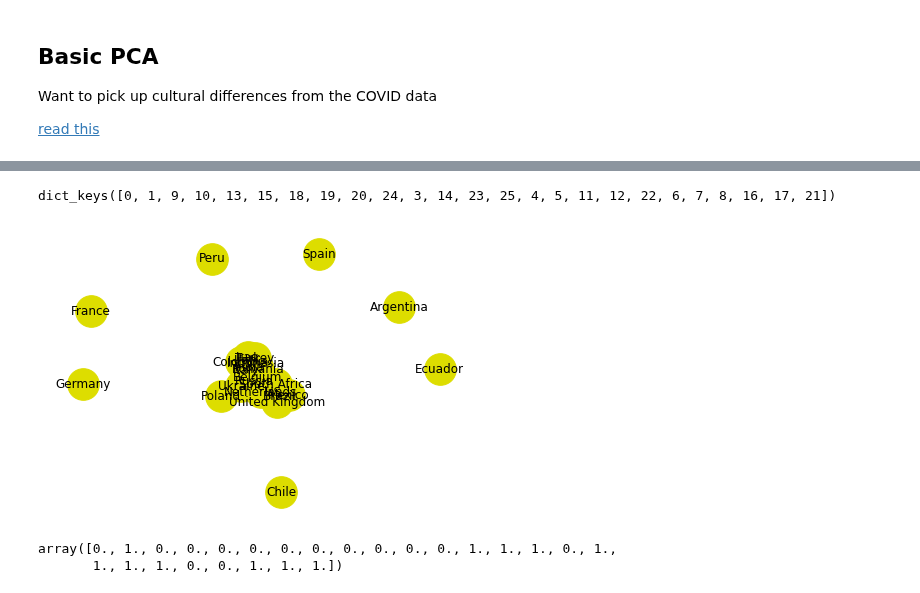
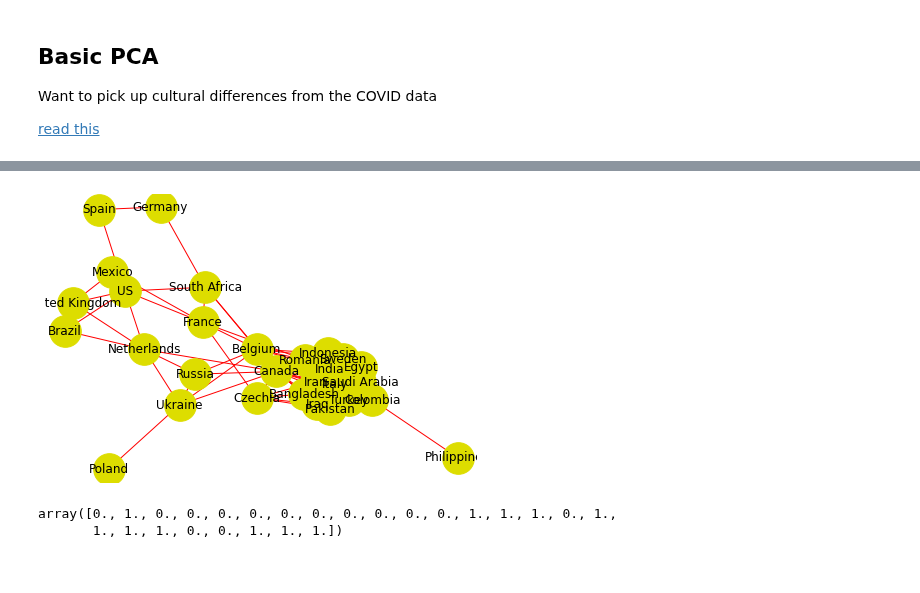
Before and after one commit to macbuse/macbuse.github.io, a Jupyter notebook: PROG/covid_pca.ipynb, the cells around one changed output, grey strips where cells are left out. Cells and saved outputs as stored; diff of their text form; code cells hidden in the pictures.

```diff
--- a/PROG/covid_pca.ipynb
+++ b/PROG/covid_pca.ipynb
@@ -40,2 +44,0 @@ TypeError: only integer scalar arrays can be converted to a scalar index
-# %%
-dirty = df.iloc[ref4big[WX.sum(axis=1)/np.sqrt(7) <.995],1].index
@@ -66,7 +67,7 @@ def mk_weeks(ii):
     return np.array([ x/np.linalg.norm(x) for x in WX]).astype(float)
 
 
-ref4big = df[ df.iloc[:,-1] > 8000].index
+ref4big = df[ df.iloc[:,-1] > 5000].index
 idx = ref4big
 WX = mk_weeks(idx)
 
@@ -96,7 +97,7 @@ labels = df.iloc[idx,1]
 kk = -1
 for label , x, y  in zip(labels,Xx, Yx):
     kk += 1
-    if label.split()[0].lower() in ['ecuador', 'china', 'bolivia']: continue
+    #if label.split()[0].lower() in ['ecuador', 'china', 'bolivia']: continue
     if label.lower() in ['peru', 'chile', 'argentina', 'philippines']: continue
     if label.lower() in ['sudan','oman','tunisia']: continue
     if label[0] == 'K':continue
@@ -143,31 +124,49 @@ cc[:,2] =0
+# %%
+cc = np.zeros_like(cov)
+dd = np.zeros_like(cov)
+
+cc[(cov > .995)] = 1
+cc = cc - np.identity(cc.shape[0])
+
+dd[cov > .98] = 1
+dd = dd - np.identity(cc.shape[0])
+
+
+
+for k, row in enumerate(cc):
+    if sum(row) < 1: cc[k] = dd[k]
+
+cc = cc + cc.T
+
+cc[3] = 0
+cc[:,3] =0
 # %%
 import networkx as nx
 
 def show_graph(adjacency_matrix, my_labels=None):
 
     #rows, cols = np.where(adjacency_matrix == 1)
     #edges = zip(rows.tolist(), cols.tolist())
     edges = np.vstack( np.nonzero(adjacency_matrix) ).T
-    gr = nx.DiGraph()
+    gr = nx.Graph()
     gr.add_edges_from(edges)
     pos = nx.spring_layout(gr)
 
-    print(pos.keys())
     if my_labels == None:
         my_labels = {k : df.iloc[idx[k],1] for k in pos.keys()}
 
 
-    nx.draw(gr, pos, node_size=1000,
+    nx.draw(gr, pos,
+            node_size=1000,
             connectionstyle='arc3, rad = 0.1',
             node_color='#dddd00',
             edge_color="r",
             labels=my_labels,
             with_labels=True)
 
 show_graph(cc)
 # %% [output]
-dict_keys([0, 1, 9, 10, 13, 15, 18, 19, 20, 24, 3, 14, 23, 25, 4, 5, 11, 12, 22, 6, 7, 8, 16, 17, 21])
-[figure, old version]
+[figure, new version]
 # %%
 cc[2]
 # %% [output]
```
Also changed, not shown: parts of 9 cells of this notebook, 2 other files.
